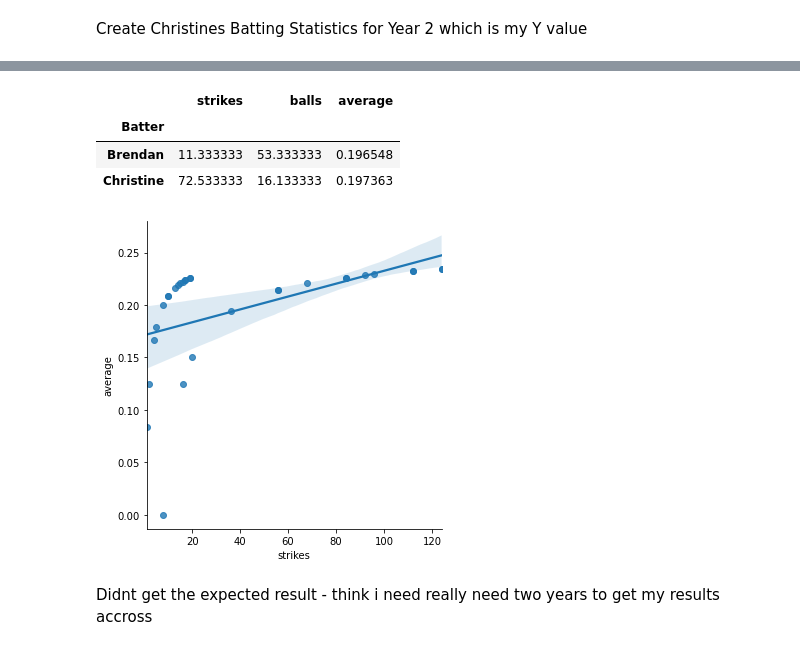
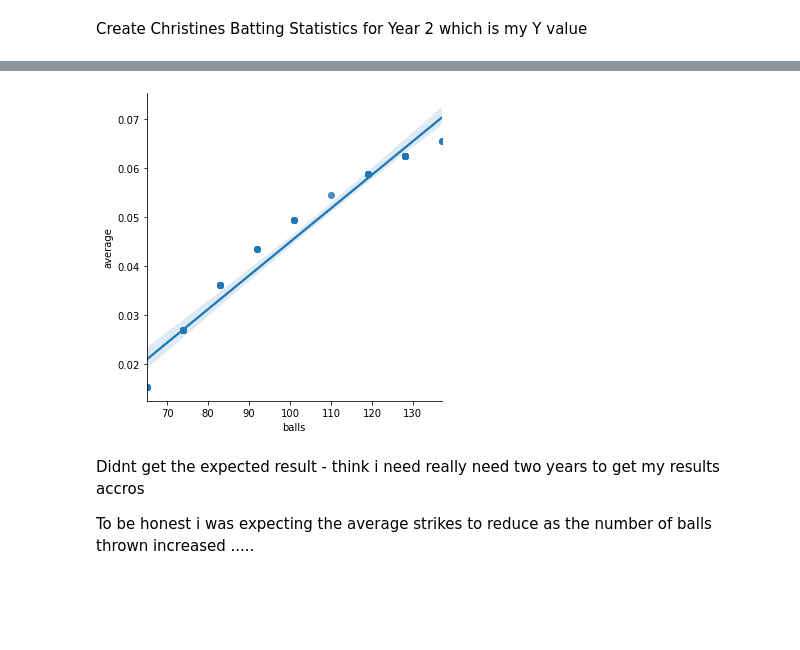
Before and after one commit to brendantipp/sem2_fun_data_analysis, a Jupyter notebook: tasks.ipynb, the cells around one changed output, grey strips where cells are left out. Cells and saved outputs as stored; diff of their text form; code cells hidden in the pictures; blank space fills up the shorter version.

```diff
--- a/tasks.ipynb
+++ b/tasks.ipynb
@@ -175,3 +174,8 @@ In my example below i will use two generic Batters BatterA and Batter B and disp
 import pandas as pd #pandas
 import numpy as np #numpy - i have already loaded this but for best practice loading again
 import matplotlib.pyplot as plt #matplotlib plotting library
+import seaborn as sns
+
+a = np.random.choice([3, 5, 7, 9]) #create my random a value using the choice functioni
+b = np.random.randint(100) #create my random b value as an integer between 0 and 99
+a,b
@@ -180,5 +183,0 @@ Create my starting points which will be two dataset arrays created at random usi
-# %%
-#create my two random arrays for x and y using numpy linspace function
-a = random.randint(1,10)
-b = random.randint(1,10)
-n = 4 #number of datasets if needed
@@ -191,4 +188,4 @@ Create my sample Batting Statistics using Numpy.Randoms rand int to pick a rando
 # %%
-brendan = pd.DataFrame({"strikes": np.random.randint(1,20, size=(15))})
+brendan = pd.DataFrame({"strikes": np.random.randint(1,5, size=20)})
 #brendan
 # %% [markdown]
@@ -220 +216,7 @@ christine["average"] = christine["balls"] / christine["strikes"]
+# %%
+strikes = np.random.randint(5,10, size =20)
+balls = a * strikes + b
+average = strikes / balls
+christine = pd.DataFrame({"strikes":strikes, "balls":balls, "average":average})
+#christine
 # %%
@@ -229,14 +255,11 @@ statistics= pd.concat([brendan, christine])
 # %%
 #statistics
-statistics.groupby(["Batter"]).mean()
+#statistics.groupby(["Batter"]).mean()
-# %% [output]
-|  | strikes | balls | average |
-| Batter |  |  |  |
-| Brendan | 11.333333 | 53.333333 | 0.196548 |
-| Christine | 72.533333 | 16.133333 | 0.197363 |
 # %%
-sns.lmplot(x='strikes', y='average', data=Statistics);
+sns.lmplot(x='balls', y='average', data=statistics);
 # %% [output]
-[figure, old version]
+[figure, new version]
 # %% [markdown]
-Didnt get the expected result - think i need really need two years to get my results accross
+Didnt get the expected result - think i need really need two years to get my results accros
+
+To be honest i was expecting the average strikes to reduce as the number of balls thrown increased .....
```
Also changed, not shown: parts of 23 cells of this notebook.
